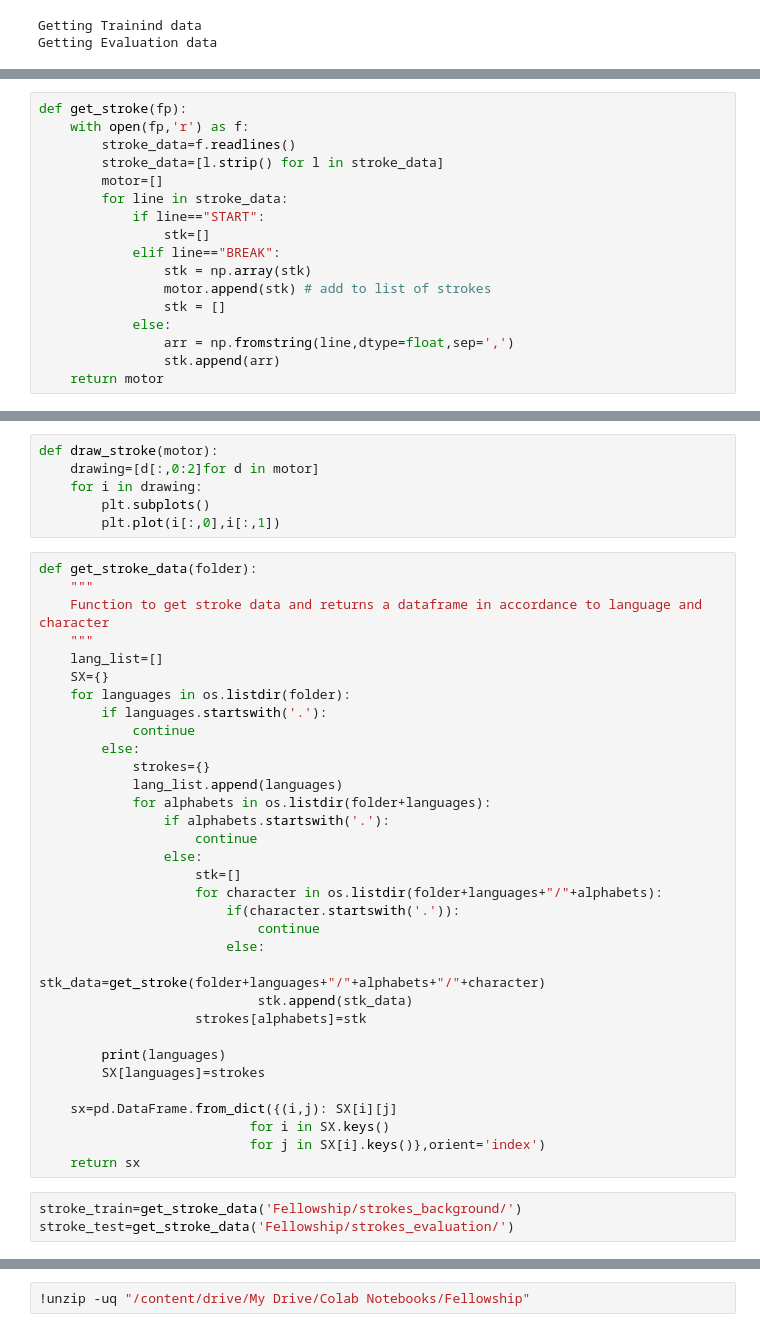
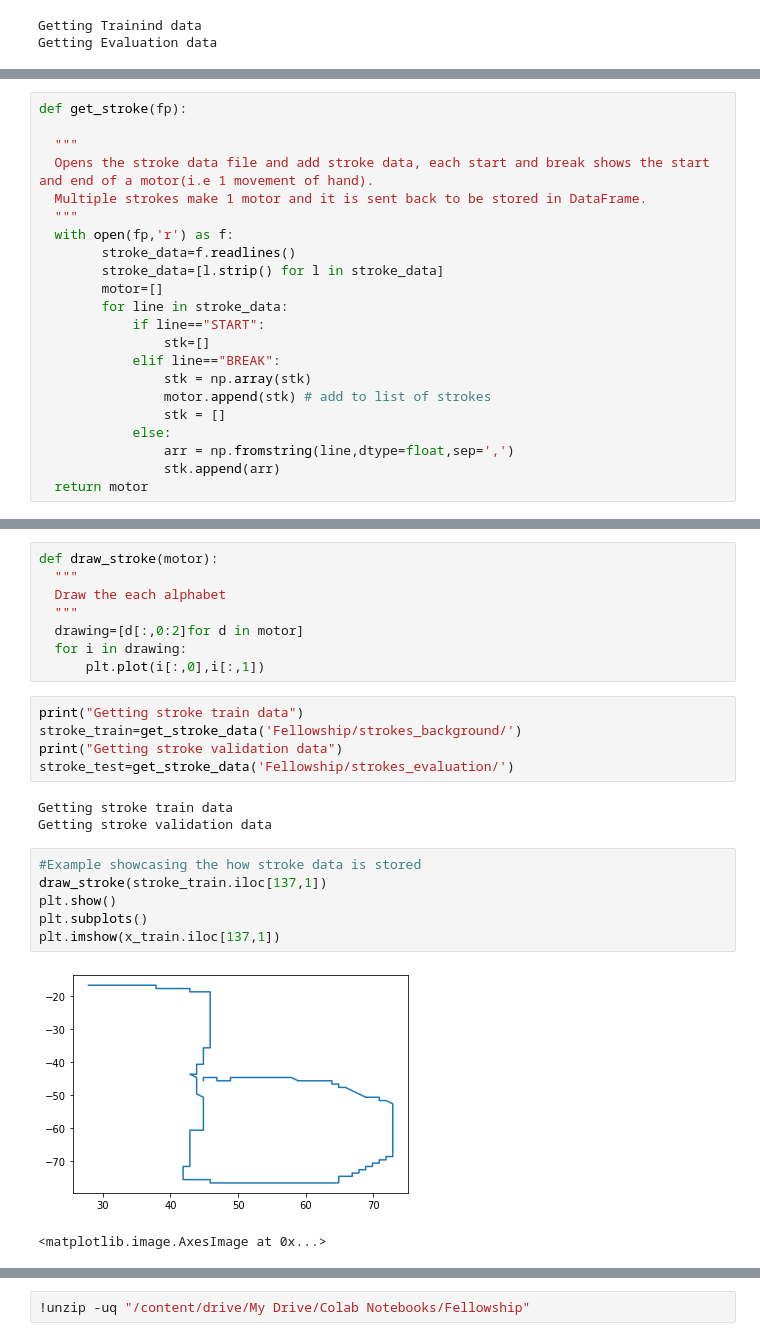
Before and after one commit to sidm-23/One-Shot-Learning-on-Omniglot-data, a Jupyter notebook: Omniglot.ipynb, the cells around one changed output, grey strips where cells are left out. Drawn from its saved outputs; the diff is of its cells as text.

```diff
--- a/Omniglot.ipynb
+++ b/Omniglot.ipynb
@@ -293,6 +381,11 @@ Got an average of 78.125% for 32 way one-shot learning accuracy
 # %%
 def get_stroke(fp):
-    with open(fp,'r') as f:
+
+  """
+  Opens the stroke data file and add stroke data, each start and break shows the start and end of a motor(i.e 1 movement of hand).
+  Multiple strokes make 1 motor and it is sent back to be stored in DataFrame.
+  """
+  with open(fp,'r') as f:
         stroke_data=f.readlines()
         stroke_data=[l.strip() for l in stroke_data]
         motor=[]
@@ -306,4 +399,4 @@ def get_stroke(fp):
             else:
                 arr = np.fromstring(line,dtype=float,sep=',')
                 stk.append(arr)
-    return motor
+  return motor
@@ -310,42 +435,25 @@ def get_stroke(fp):
 # %%
 def draw_stroke(motor):
-    drawing=[d[:,0:2]for d in motor]
-    for i in drawing:
-        plt.subplots()
-        plt.plot(i[:,0],i[:,1])
+  """
+  Draw the each alphabet
+  """
+  drawing=[d[:,0:2]for d in motor]
+  for i in drawing:
+      plt.plot(i[:,0],i[:,1])
-# %%
-def get_stroke_data(folder):
-    """
-    Function to get stroke data and returns a dataframe in accordance to language and character
-    """
-    lang_list=[]
-    SX={}
-    for languages in os.listdir(folder):
-        if languages.startswith('.'):
-            continue
-        else:
-            strokes={}
-            lang_list.append(languages)
-            for alphabets in os.listdir(folder+languages):
-                if alphabets.startswith('.'):
-                    continue
-                else:
-                    stk=[]
-                    for character in os.listdir(folder+languages+"/"+alphabets):
-                        if(character.startswith('.')):
-                            continue
-                        else:
-                            stk_data=get_stroke(folder+languages+"/"+alphabets+"/"+character)
-                            stk.append(stk_data)
-                    strokes[alphabets]=stk
-
-        print(languages)
-        SX[languages]=strokes
-
-    sx=pd.DataFrame.from_dict({(i,j): SX[i][j]
-                           for i in SX.keys()
-                           for j in SX[i].keys()},orient='index')
-    return sx
 # %%
+print("Getting stroke train data")
 stroke_train=get_stroke_data('Fellowship/strokes_background/')
+print("Getting stroke validation data")
 stroke_test=get_stroke_data('Fellowship/strokes_evaluation/')
+# %% [output]
+Getting stroke train data
+Getting stroke validation data
+# %%
+#Example showcasing the how stroke data is stored
+draw_stroke(stroke_train.iloc[137,1])
+plt.show()
+plt.subplots()
+plt.imshow(x_train.iloc[137,1])
+# %% [output]
+[figure, added]
+<matplotlib.image.AxesImage at 0x...>
```
Also changed, not shown: parts of 28 cells of this notebook.
